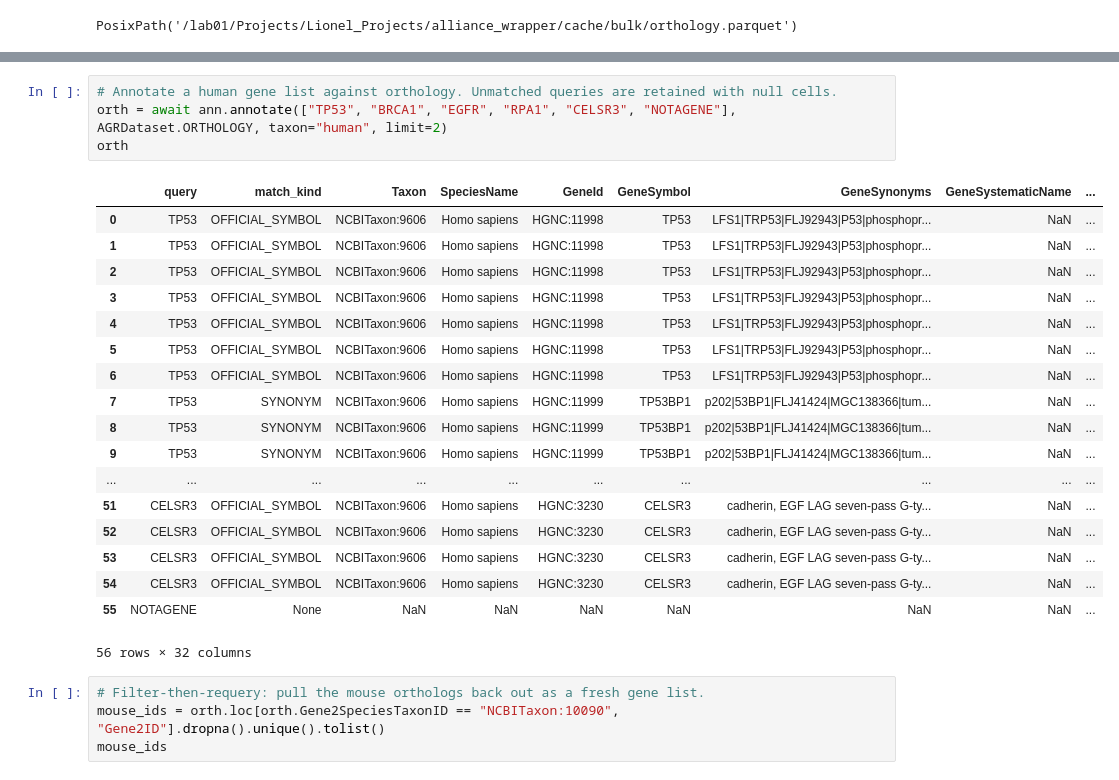
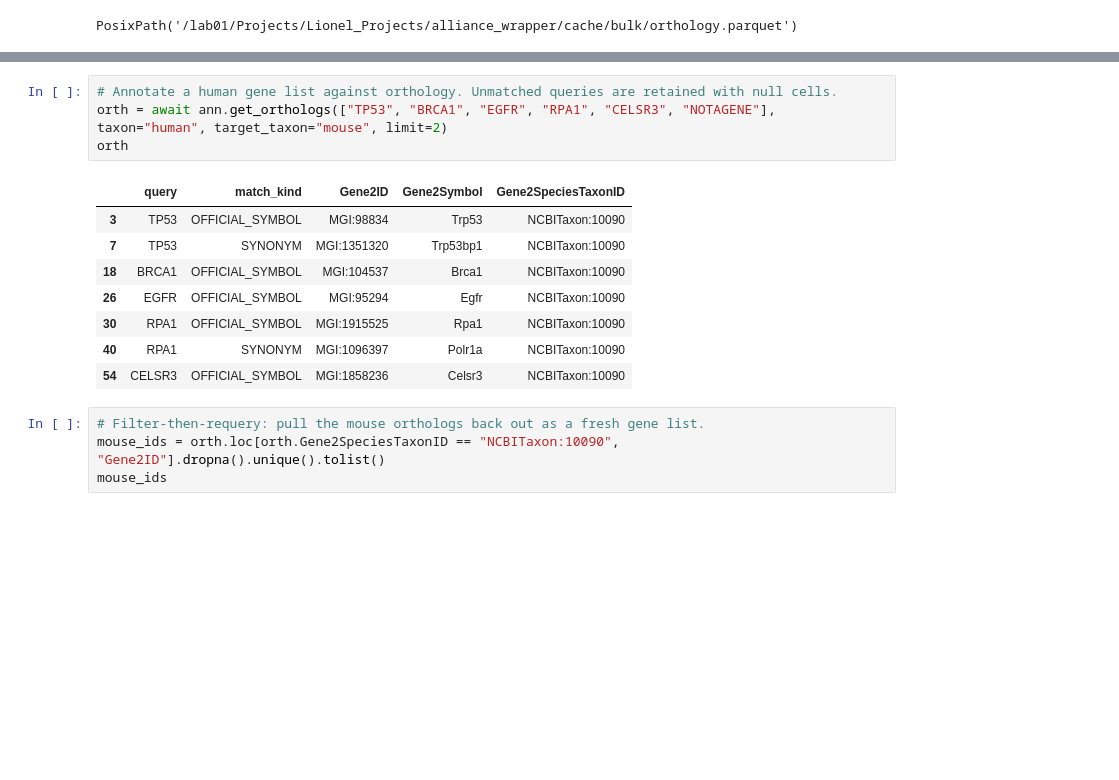
Before and after one commit to limenode/geneharmony, a Jupyter notebook: src/notebook.ipynb, the cells around one changed output, grey strips where cells are left out. Cells and saved outputs as stored; diff of their text form; blank space fills up the shorter version.

Commit message:
add get_orthologs function

```diff
--- a/src/notebook.ipynb
+++ b/src/notebook.ipynb
@@ -36,27 +36,17 @@ normalize
 | 28 | C2orf40 | SYNONYM | NCBITaxon:8355 | Xenopus laevis | Xenbase:XB-GENE-17335346 | ecrg4.S | c2orf40|esophageal cancer related... | NaN | ... |
 # %%
 # Annotate a human gene list against orthology. Unmatched queries are retained with null cells.
-orth = await ann.annotate(["TP53", "BRCA1", "EGFR", "RPA1", "CELSR3", "NOTAGENE"], AGRDataset.ORTHOLOGY, taxon="human", limit=2)
+orth = await ann.get_orthologs(["TP53", "BRCA1", "EGFR", "RPA1", "CELSR3", "NOTAGENE"], taxon="human", target_taxon="mouse", limit=2)
 orth
 # %% [output]
-|  | query | match_kind | Taxon | SpeciesName | GeneId | GeneSymbol | GeneSynonyms | GeneSystematicName | ... |
-| 0 | TP53 | OFFICIAL_SYMBOL | NCBITaxon:9606 | Homo sapiens | HGNC:11998 | TP53 | LFS1|TRP53|FLJ92943|P53|phosphopr... | NaN | ... |
-| 1 | TP53 | OFFICIAL_SYMBOL | NCBITaxon:9606 | Homo sapiens | HGNC:11998 | TP53 | LFS1|TRP53|FLJ92943|P53|phosphopr... | NaN | ... |
-| 2 | TP53 | OFFICIAL_SYMBOL | NCBITaxon:9606 | Homo sapiens | HGNC:11998 | TP53 | LFS1|TRP53|FLJ92943|P53|phosphopr... | NaN | ... |
-| 3 | TP53 | OFFICIAL_SYMBOL | NCBITaxon:9606 | Homo sapiens | HGNC:11998 | TP53 | LFS1|TRP53|FLJ92943|P53|phosphopr... | NaN | ... |
-| 4 | TP53 | OFFICIAL_SYMBOL | NCBITaxon:9606 | Homo sapiens | HGNC:11998 | TP53 | LFS1|TRP53|FLJ92943|P53|phosphopr... | NaN | ... |
-| 5 | TP53 | OFFICIAL_SYMBOL | NCBITaxon:9606 | Homo sapiens | HGNC:11998 | TP53 | LFS1|TRP53|FLJ92943|P53|phosphopr... | NaN | ... |
-| 6 | TP53 | OFFICIAL_SYMBOL | NCBITaxon:9606 | Homo sapiens | HGNC:11998 | TP53 | LFS1|TRP53|FLJ92943|P53|phosphopr... | NaN | ... |
-| 7 | TP53 | SYNONYM | NCBITaxon:9606 | Homo sapiens | HGNC:11999 | TP53BP1 | p202|53BP1|FLJ41424|MGC138366|tum... | NaN | ... |
-| 8 | TP53 | SYNONYM | NCBITaxon:9606 | Homo sapiens | HGNC:11999 | TP53BP1 | p202|53BP1|FLJ41424|MGC138366|tum... | NaN | ... |
-| 9 | TP53 | SYNONYM | NCBITaxon:9606 | Homo sapiens | HGNC:11999 | TP53BP1 | p202|53BP1|FLJ41424|MGC138366|tum... | NaN | ... |
-| ... | ... | ... | ... | ... | ... | ... | ... | ... | ... |
-| 51 | CELSR3 | OFFICIAL_SYMBOL | NCBITaxon:9606 | Homo sapiens | HGNC:3230 | CELSR3 | cadherin, EGF LAG seven-pass G-ty... | NaN | ... |
-| 52 | CELSR3 | OFFICIAL_SYMBOL | NCBITaxon:9606 | Homo sapiens | HGNC:3230 | CELSR3 | cadherin, EGF LAG seven-pass G-ty... | NaN | ... |
-| 53 | CELSR3 | OFFICIAL_SYMBOL | NCBITaxon:9606 | Homo sapiens | HGNC:3230 | CELSR3 | cadherin, EGF LAG seven-pass G-ty... | NaN | ... |
-| 54 | CELSR3 | OFFICIAL_SYMBOL | NCBITaxon:9606 | Homo sapiens | HGNC:3230 | CELSR3 | cadherin, EGF LAG seven-pass G-ty... | NaN | ... |
-| 55 | NOTAGENE | None | NaN | NaN | NaN | NaN | NaN | NaN | ... |
+|  | query | match_kind | Gene2ID | Gene2Symbol | Gene2SpeciesTaxonID |
+| 3 | TP53 | OFFICIAL_SYMBOL | MGI:98834 | Trp53 | NCBITaxon:10090 |
+| 7 | TP53 | SYNONYM | MGI:1351320 | Trp53bp1 | NCBITaxon:10090 |
+| 18 | BRCA1 | OFFICIAL_SYMBOL | MGI:104537 | Brca1 | NCBITaxon:10090 |
+| 26 | EGFR | OFFICIAL_SYMBOL | MGI:95294 | Egfr | NCBITaxon:10090 |
+| 30 | RPA1 | OFFICIAL_SYMBOL | MGI:1915525 | Rpa1 | NCBITaxon:10090 |
+| 40 | RPA1 | SYNONYM | MGI:1096397 | Polr1a | NCBITaxon:10090 |
+| 54 | CELSR3 | OFFICIAL_SYMBOL | MGI:1858236 | Celsr3 | NCBITaxon:10090 |
-56 rows × 32 columns
 # %%
 # Filter-then-requery: pull the mouse orthologs back out as a fresh gene list.
 mouse_ids = orth.loc[orth.Gene2SpeciesTaxonID == "NCBITaxon:10090", "Gene2ID"].dropna().unique().tolist()
```
Also changed, not shown: 1 other file.
